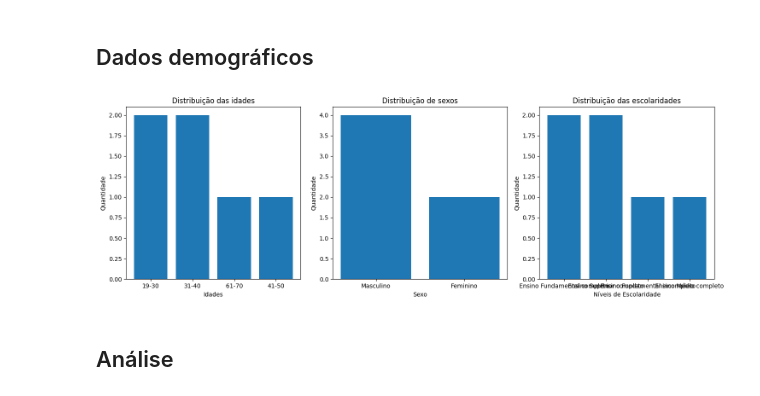
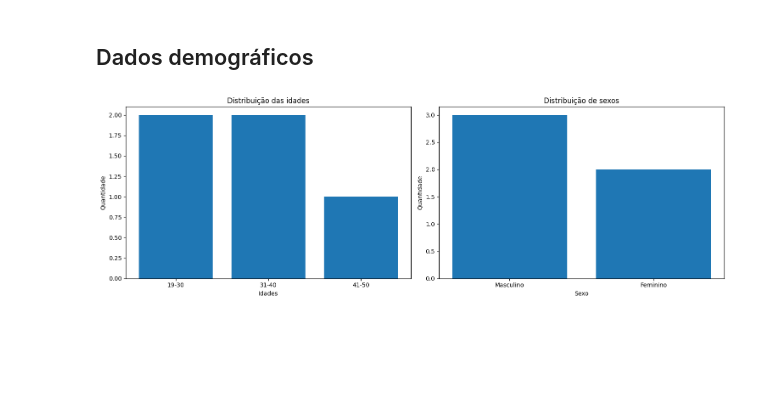
Before and after one commit to Briqz23/psychiatric-report-generator, a Jupyter notebook: src/domain/application/admin_chart.ipynb, the cells around one changed output. Cells and saved outputs as stored; diff of their text form; code cells hidden in the pictures; blank space fills up the shorter version.

Commit message:
admin chart

```diff
--- a/src/domain/application/admin_chart.ipynb
+++ b/src/domain/application/admin_chart.ipynb
@@ -18,8 +9,16 @@ df.head()
 # %%
 #tratando o df
-colunas = ['time_stamp']+[f'pergunta_{str(numero).zfill(2)}' for numero in range(1, 22)] + ['termos','nome', 'cpf','idade','educacao','sexo','estado','trabalho','funcao','mail']
+colunas = ['time_stamp']+[f'pergunta_{str(numero).zfill(2)}' for numero in range(1, 22)] + ['termos','nome', 'mail_01','idade','educacao','sexo','estado','trabalho','funcao','mail_02']
+
 print(len(colunas), data.shape[1])
 data.columns = colunas
+
+#removendo as pessoas que discordaram dos termos e condições.
+df_com_termos = df[df['termos'] != 'Não']
+
+#removendo pessoas com emails díspares
+df_com_email_coreto = df[df_com_termos['mail_01'] == df_com_termos['mail_02']  ]
+df = df_com_email_coreto
 df.head()
 # %% [output]
 32 32
@@ -33,32 +32,23 @@ df.head()
 # %% [markdown]
 ## Dados demográficos
 # %%
-fig, axs = plt.subplots(1, 3, figsize=(15, 5))
+fig, axs = plt.subplots(1, 2, figsize=(15, 5))
 
 #gráfico idade
 count_idade = df['idade'].value_counts()
 axs[0].bar(count_idade.index, count_idade.values)
 axs[0].set_xlabel('Idades')
 axs[0].set_ylabel('Quantidade')
 axs[0].set_title('Distribuição das idades')
 
 #gráfico gênero
 count_genero = df['sexo'].value_counts()
 axs[1].bar(count_genero.index, count_genero.values)
 axs[1].set_xlabel('Sexo')
 axs[1].set_ylabel('Quantidade')
 axs[1].set_title('Distribuição de sexos')
 
-#gráfico escolaridade
-count_escolaridade = df['educacao'].value_counts()
-axs[2].bar(count_escolaridade.index, count_escolaridade.values)
-axs[2].set_xlabel('Níveis de Escolaridade')
-axs[2].set_ylabel('Quantidade')
-axs[2].set_title('Distribuição das escolaridades')
-
 plt.tight_layout()
 plt.show()
 # %% [output]
-[figure, old version]
+[figure, new version]
-# %% [markdown]
-## Análise
```
Also changed, not shown: parts of 4 cells of this notebook, 1 other file.
